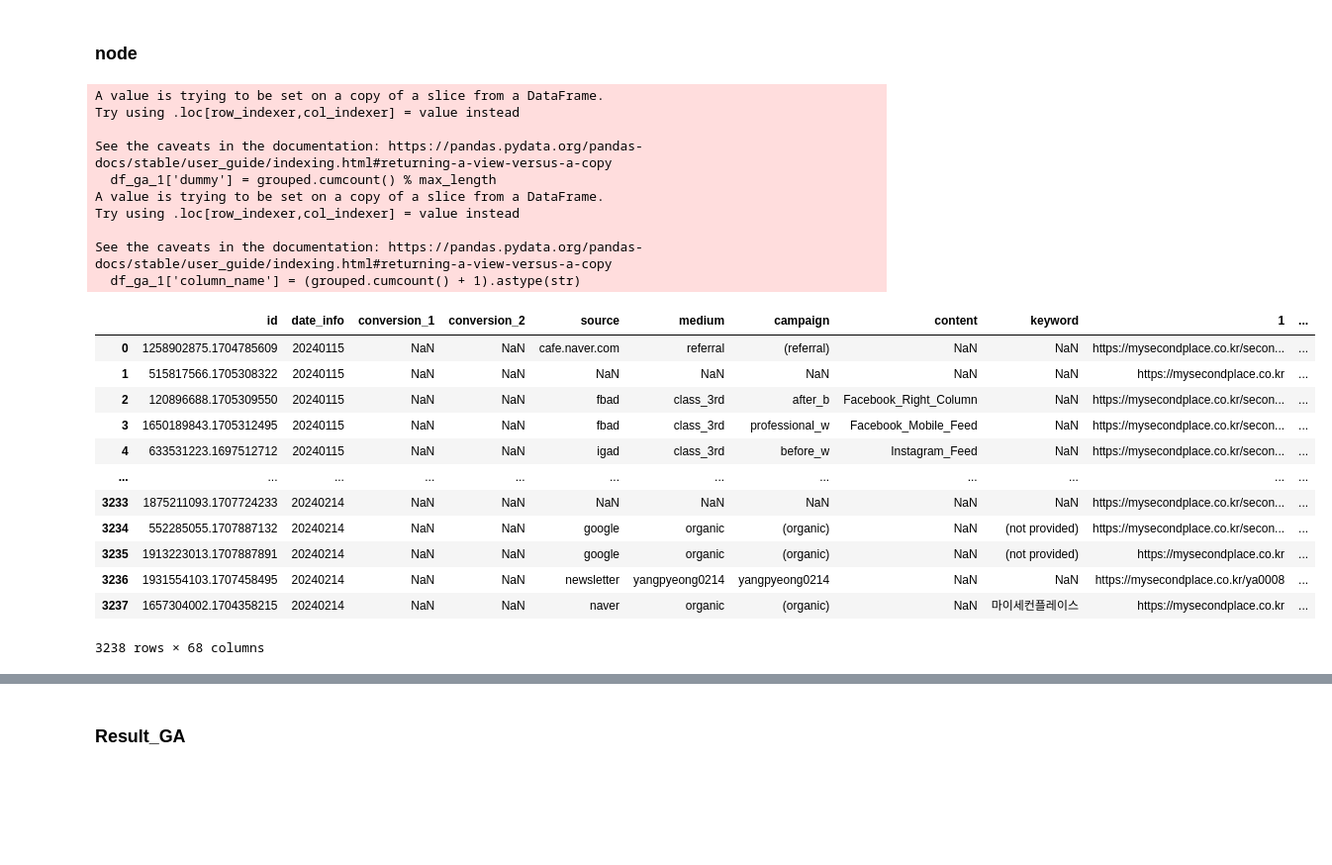
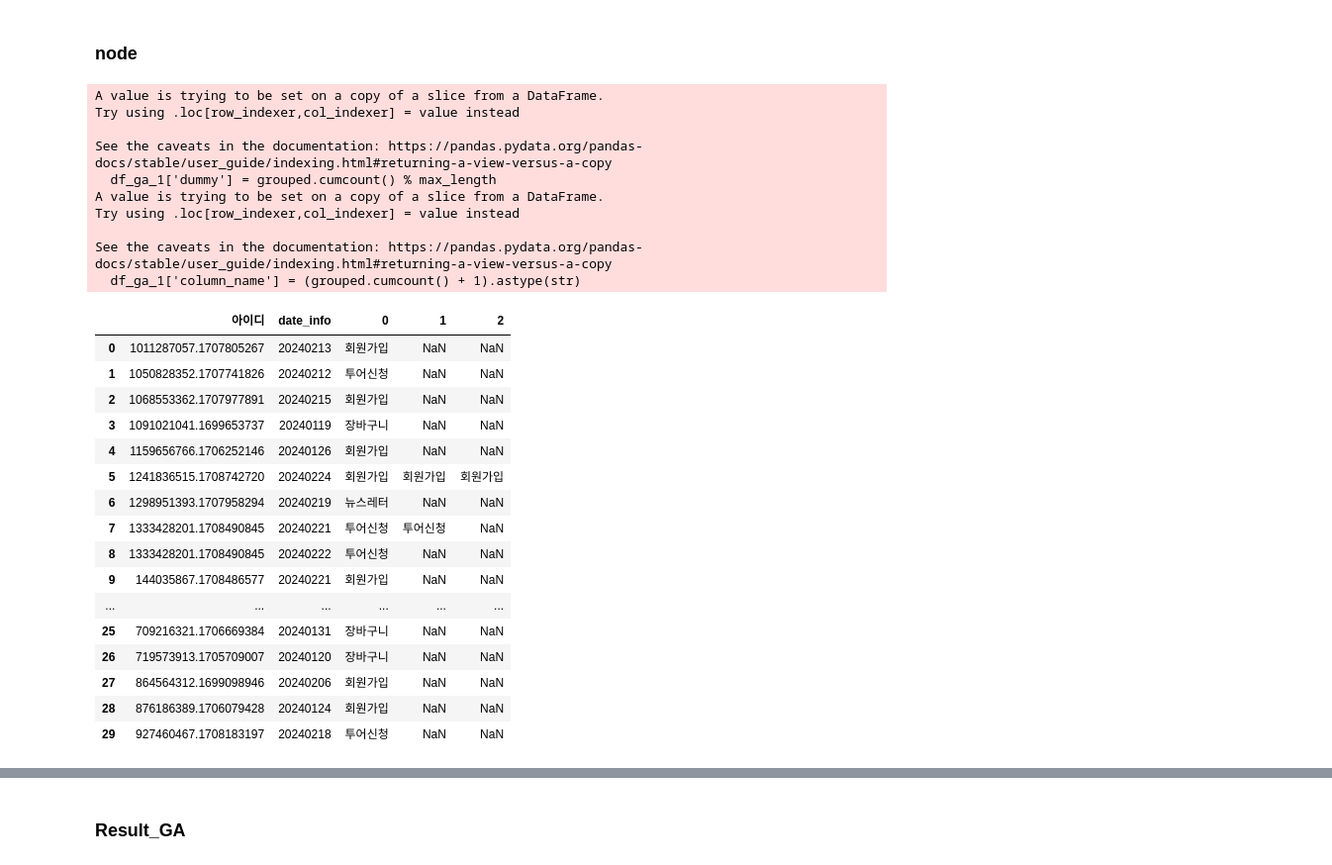
Before and after one commit to kang00111/funnel_test, a Jupyter notebook: blog+ga(notadmin)_2.ipynb, the cells around one changed output, grey strips where cells are left out. Shown at 99% size. Cells and saved outputs as stored; diff of their text form; code cells hidden in the pictures; blank space fills up the shorter version.

```diff
--- a/blog+ga(notadmin)_2.ipynb
+++ b/blog+ga(notadmin)_2.ipynb
@@ -161,9 +164,15 @@ def modify_url(url_0, all_keys):
 
     params_to_keep_query = ['blogId', 'logNo', 'bmode', 'idx']  # Include 'bmode' and 'idx'
 
-    for param in params_to_keep_query:
-        if param in query_dict:
-            query_dict[param] = query_dict[param]
+    # Collect items to remove
+    items_to_remove = []
+    for param, values in query_dict.items():
+        if param not in params_to_keep_query:
+            items_to_remove.append(param)
+
+    # Remove items after iteration
+    for param in items_to_remove:
+        del query_dict[param]
 
     modified_query = urlencode(query_dict, doseq=True)
     modified_url = urlunparse((scheme, netloc, path, '', modified_query, ''))
@@ -454,72 +496,48 @@ df_ga_2.columns = df_ga_2.columns.astype(float)
 # 컬럼 이름을 정수형으로 변환
 df_ga_2.columns = df_ga_2.columns.astype(int)
 
 # 컬럼을 숫자 순서대로 정렬
 df_ga_2 = df_ga_2.sort_index(axis=1)
 df_ga_2.sort_values(by='date_info', axis=0, inplace=True)
 df_ga_2.reset_index(inplace=True)
 def get_first_time(group):
     return group['시간'].iloc[0]
 # Apply the function to the grouped object and reset the index
 first_time_df = grouped.apply(get_first_time).reset_index()
 
 df_ga_2 = pd.merge(df_ga_2, first_time_df, on=['아이디', 'date_info'], how='left', suffixes=('', '_first_time'))
 df_ga_2.rename(columns={0: 'time'}, inplace=True)
 df_ga_3 = df_ga[(df_ga['이벤트명'] == 'page_view') & df_ga['소스'].notna()]
 df_ga_4 = pd.merge(df_ga_2, df_ga_3, left_on=['아이디', 'time', 'date_info'], right_on=['아이디', '시간', 'date_info'], how='left')
 # 전환 여부를 묶어서 새로운 DataFrame 생성
 df_ga_5 = df_ga[df_ga['전환여부'].notna()]
 df_ga_6 = df_ga_5.groupby(['아이디', 'date_info'])['전환여부'].apply(lambda x: pd.Series(x.values)).unstack().reset_index()
-
-# 새로운 열을 추가하여 최종 DataFrame 생성
-num_conversions = df_ga_6.shape[1] - 2  # 전환여부 열을 제외한 열 개수
-conversion_columns = [f'conversion_{i + 1}' for i in range(num_conversions)]
-df_ga_6.columns = ['아이디', 'date_info'] + conversion_columns
-# NaN 값 0으로 채우기
-df_ga_6 = df_ga_6.fillna(0)
-
-df_ga_7 = pd.merge(df_ga_4, df_ga_6, left_on=['아이디', 'date_info'], right_on=['아이디', 'date_info'], how='left')
-
-# 숫자 열 추출
-numeric_columns_ga = [col for col in df_ga_7.columns if isinstance(col, int)]
-numeric_columns_ga.sort()
-# 열의 이름 변경
-df_ga_7.rename(columns={
-    '아이디': 'id',
-    '소스': 'source',
-    '매체': 'medium',
-    '캠페인': 'campaign',
-    '컨텐츠': 'content',
-    '검색어': 'keyword'
-}, inplace=True)
-
-# 최종 열의 순서와 필요한 것들만 추려서 df_blog_result에 저장
-column_order_ga = ['id', 'date_info'] + conversion_columns + ['source', 'medium', 'campaign', 'content', 'keyword'] + numeric_columns_ga
-df_ga_result = df_ga_7[column_order_ga].copy()
-df_ga_result.columns = df_ga_result.columns.astype(str)
-df_ga_result.dropna(how='all', inplace=True)
-df_ga_result
+df_ga_6
 # %% [output]
 A value is trying to be set on a copy of a slice from a DataFrame.
 Try using .loc[row_indexer,col_indexer] = value instead
 
 See the caveats in the documentation: https://pandas.pydata.org/pandas-docs/stable/user_guide/indexing.html#returning-a-view-versus-a-copy
   df_ga_1['dummy'] = grouped.cumcount() % max_length
 A value is trying to be set on a copy of a slice from a DataFrame.
 Try using .loc[row_indexer,col_indexer] = value instead
 
 See the caveats in the documentation: https://pandas.pydata.org/pandas-docs/stable/user_guide/indexing.html#returning-a-view-versus-a-copy
   df_ga_1['column_name'] = (grouped.cumcount() + 1).astype(str)
-|  | id | date_info | conversion_1 | conversion_2 | source | medium | campaign | content | keyword | 1 | ... |
-| 0 | 1258902875.1704785609 | 20240115 | NaN | NaN | cafe.naver.com | referral | (referral) | NaN | NaN | https://mysecondplace.co.kr/secon... | ... |
-| 1 | 515817566.1705308322 | 20240115 | NaN | NaN | NaN | NaN | NaN | NaN | NaN | https://mysecondplace.co.kr | ... |
-| 2 | 120896688.1705309550 | 20240115 | NaN | NaN | fbad | class_3rd | after_b | Facebook_Right_Column | NaN | https://mysecondplace.co.kr/secon... | ... |
-| 3 | 1650189843.1705312495 | 20240115 | NaN | NaN | fbad | class_3rd | professional_w | Facebook_Mobile_Feed | NaN | https://mysecondplace.co.kr/secon... | ... |
-| 4 | 633531223.1697512712 | 20240115 | NaN | NaN | igad | class_3rd | before_w | Instagram_Feed | NaN | https://mysecondplace.co.kr/secon... | ... |
-| ... | ... | ... | ... | ... | ... | ... | ... | ... | ... | ... | ... |
-| 3233 | 1875211093.1707724233 | 20240214 | NaN | NaN | NaN | NaN | NaN | NaN | NaN | https://mysecondplace.co.kr/secon... | ... |
-| 3234 | 552285055.1707887132 | 20240214 | NaN | NaN | google | organic | (organic) | NaN | (not provided) | https://mysecondplace.co.kr/secon... | ... |
-| 3235 | 1913223013.1707887891 | 20240214 | NaN | NaN | google | organic | (organic) | NaN | (not provided) | https://mysecondplace.co.kr | ... |
-| 3236 | 1931554103.1707458495 | 20240214 | NaN | NaN | newsletter | yangpyeong0214 | yangpyeong0214 | NaN | NaN | https://mysecondplace.co.kr/ya0008 | ... |
-| 3237 | 1657304002.1704358215 | 20240214 | NaN | NaN | naver | organic | (organic) | NaN | 마이세컨플레이스 | https://mysecondplace.co.kr | ... |
+|  | 아이디 | date_info | 0 | 1 | 2 |
+| 0 | 1011287057.1707805267 | 20240213 | 회원가입 | NaN | NaN |
+| 1 | 1050828352.1707741826 | 20240212 | 투어신청 | NaN | NaN |
+| 2 | 1068553362.1707977891 | 20240215 | 회원가입 | NaN | NaN |
+| 3 | 1091021041.1699653737 | 20240119 | 장바구니 | NaN | NaN |
+| 4 | 1159656766.1706252146 | 20240126 | 회원가입 | NaN | NaN |
+| 5 | 1241836515.1708742720 | 20240224 | 회원가입 | 회원가입 | 회원가입 |
+| 6 | 1298951393.1707958294 | 20240219 | 뉴스레터 | NaN | NaN |
+| 7 | 1333428201.1708490845 | 20240221 | 투어신청 | 투어신청 | NaN |
+| 8 | 1333428201.1708490845 | 20240222 | 투어신청 | NaN | NaN |
+| 9 | 144035867.1708486577 | 20240221 | 회원가입 | NaN | NaN |
+| ... | ... | ... | ... | ... | ... |
+| 25 | 709216321.1706669384 | 20240131 | 장바구니 | NaN | NaN |
+| 26 | 719573913.1705709007 | 20240120 | 장바구니 | NaN | NaN |
+| 27 | 864564312.1699098946 | 20240206 | 회원가입 | NaN | NaN |
+| 28 | 876186389.1706079428 | 20240124 | 회원가입 | NaN | NaN |
+| 29 | 927460467.1708183197 | 20240218 | 투어신청 | NaN | NaN |
-3238 rows × 68 columns
```
Also changed, not shown: parts of 22 cells of this notebook, 1 other file.
